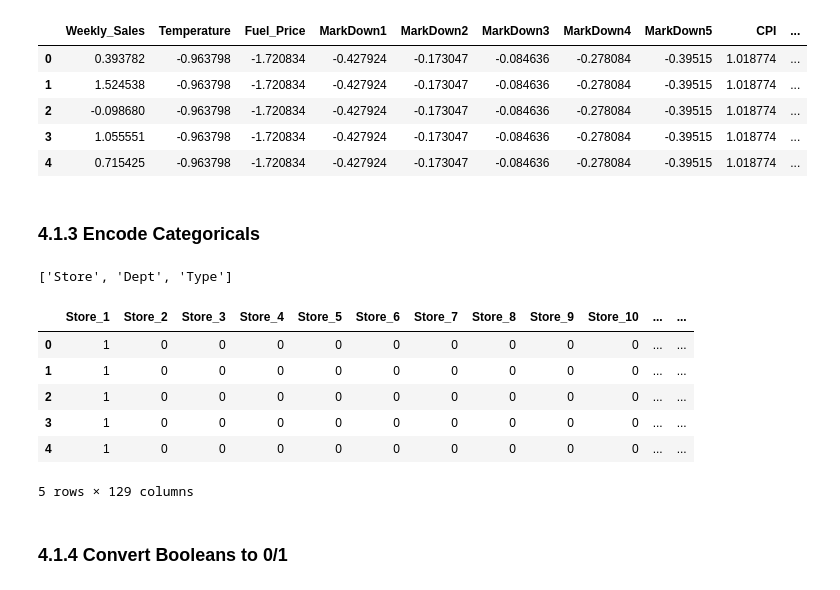
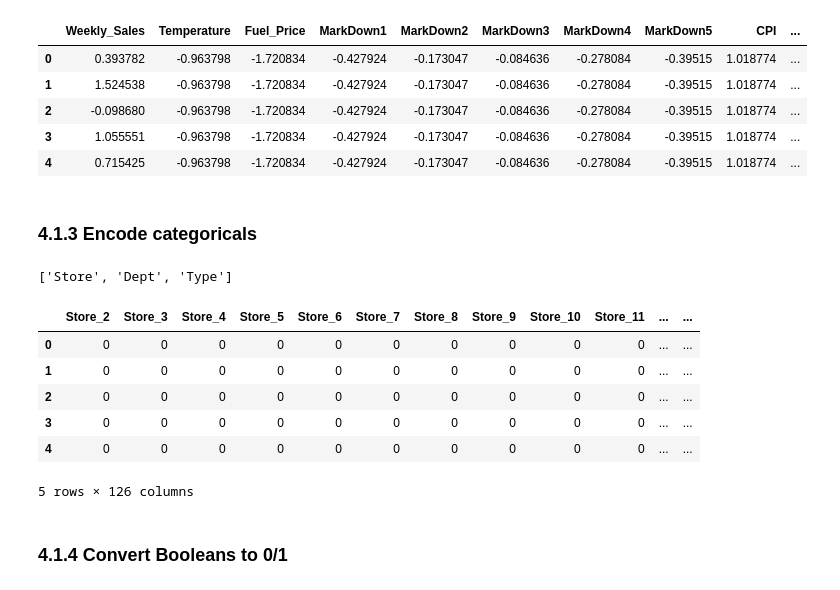
Before and after one commit to noahscantron/Springboard, a Jupyter notebook: Capstone Projects/Capstone_2_WalmartSalesForecasting/Capstone_2_WalmartSalesForecasting.ipynb, the cells around one changed output. Cells and saved outputs as stored; diff of their text form; code cells hidden in the pictures.

```diff
--- a/Capstone Projects/Capstone_2_WalmartSalesForecasting/Capstone_2_WalmartSalesForecasting.ipynb
+++ b/Capstone Projects/Capstone_2_WalmartSalesForecasting/Capstone_2_WalmartSalesForecasting.ipynb
@@ -48,15 +50,15 @@ HTML("""
 ## 2.1 Importing Files
 # %%
 # Import the file: walmart_features
-features_file_path = r'C:\Users\Noah\Desktop\GitHub\Springboard\Capstone Projects\Capstone_2_WalmartSalesForecasting\walmart_data\walmart_features.csv'
+features_file_path = r'walmart_data\walmart_features.csv'
 features_df = pd.read_csv(features_file_path, parse_dates=['Date'])
 # %%
 # Import the file: walmart_stores
-stores_file_path = r'C:\Users\Noah\Desktop\GitHub\Springboard\Capstone Projects\Capstone_2_WalmartSalesForecasting\walmart_data\walmart_stores.csv'
+stores_file_path = r'walmart_data\walmart_stores.csv'
 stores_df = pd.read_csv(stores_file_path)
 # %%
 # Import the file: walmart_data
-data_file_path = r'C:\Users\Noah\Desktop\GitHub\Springboard\Capstone Projects\Capstone_2_WalmartSalesForecasting\walmart_data\walmart_train.csv'
+data_file_path = r'walmart_data\walmart_train.csv'
 data_df = file = pd.read_csv(data_file_path, parse_dates=['Date'])
 # %% [markdown]
 <a id='Data_Cleaning_and_Initial_Analysis'></a>
@@ -527,24 +529,24 @@ prep_numeric.head()
 | 3 | 1.055551 | -0.963798 | -1.720834 | -0.427924 | -0.173047 | -0.084636 | -0.278084 | -0.39515 | 1.018774 | ... |
 | 4 | 0.715425 | -0.963798 | -1.720834 | -0.427924 | -0.173047 | -0.084636 | -0.278084 | -0.39515 | 1.018774 | ... |
 # %% [markdown]
-### 4.1.3 Encode Categoricals
+### 4.1.3 Encode categoricals
 # %%
 # Preview categorical datatypes from data
 df.select_dtypes('category').columns.tolist()
 # %% [output]
 ['Store', 'Dept', 'Type']
 # %%
-# Encode categoricals with pd.get_dummies()
-prep_category = pd.get_dummies(df.select_dtypes('category'))
+# Encode features with pd.get_dummies()
+prep_category = pd.get_dummies(df.select_dtypes('category'), drop_first=True)
 prep_category.head()
 # %% [output]
-|  | Store_1 | Store_2 | Store_3 | Store_4 | Store_5 | Store_6 | Store_7 | Store_8 | Store_9 | Store_10 | ... | ... |
-| 0 | 1 | 0 | 0 | 0 | 0 | 0 | 0 | 0 | 0 | 0 | ... | ... |
-| 1 | 1 | 0 | 0 | 0 | 0 | 0 | 0 | 0 | 0 | 0 | ... | ... |
-| 2 | 1 | 0 | 0 | 0 | 0 | 0 | 0 | 0 | 0 | 0 | ... | ... |
-| 3 | 1 | 0 | 0 | 0 | 0 | 0 | 0 | 0 | 0 | 0 | ... | ... |
-| 4 | 1 | 0 | 0 | 0 | 0 | 0 | 0 | 0 | 0 | 0 | ... | ... |
+|  | Store_2 | Store_3 | Store_4 | Store_5 | Store_6 | Store_7 | Store_8 | Store_9 | Store_10 | Store_11 | ... | ... |
+| 0 | 0 | 0 | 0 | 0 | 0 | 0 | 0 | 0 | 0 | 0 | ... | ... |
+| 1 | 0 | 0 | 0 | 0 | 0 | 0 | 0 | 0 | 0 | 0 | ... | ... |
+| 2 | 0 | 0 | 0 | 0 | 0 | 0 | 0 | 0 | 0 | 0 | ... | ... |
+| 3 | 0 | 0 | 0 | 0 | 0 | 0 | 0 | 0 | 0 | 0 | ... | ... |
+| 4 | 0 | 0 | 0 | 0 | 0 | 0 | 0 | 0 | 0 | 0 | ... | ... |
-5 rows × 129 columns
+5 rows × 126 columns
 # %%
 # Getting dummies for each of the stores (45 unique) and each of the departments (81 unique) created many new variables,
 # I'm worred this may have made my data "sparse"
```
Also changed, not shown: parts of 47 cells of this notebook.
